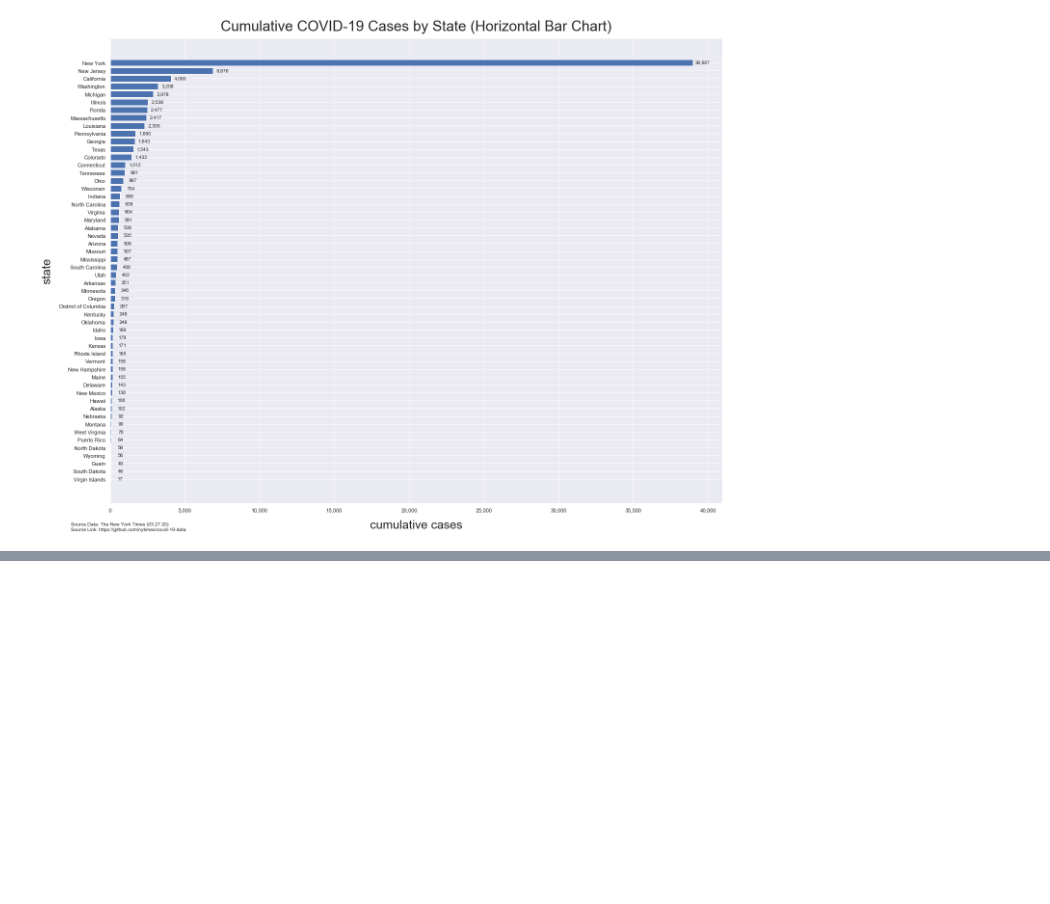
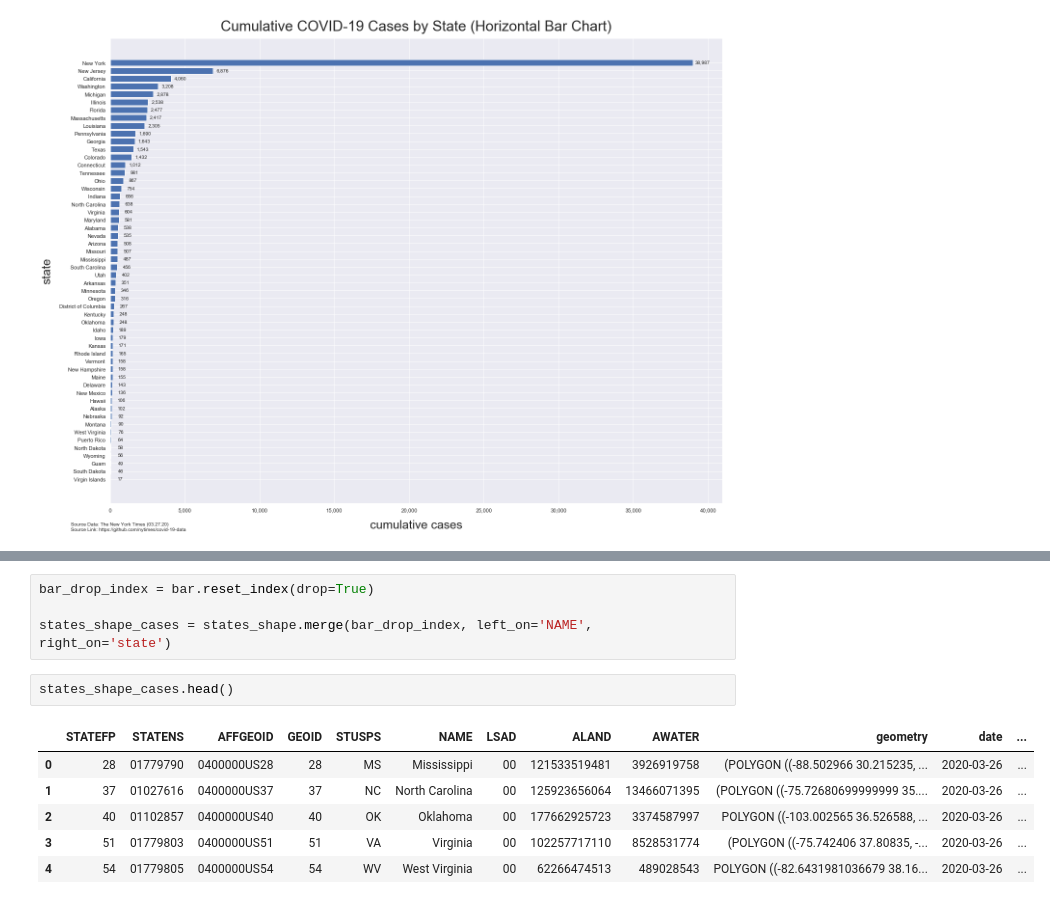
Before and after one commit to mebauer/covid-19-states, a Jupyter notebook: covid-19-data.ipynb, the cells around one changed output, grey strips where cells are left out. Saved outputs shown, nothing was run; the diff lists cells and outputs as text; blank space fills up the shorter version.

```diff
--- a/covid-19-data.ipynb
+++ b/covid-19-data.ipynb
@@ -455,0 +498,13 @@ bar.to_csv('data/us-states-grouped-states-032720.csv')
+# %%
+bar_drop_index = bar.reset_index(drop=True)
+
+states_shape_cases = states_shape.merge(bar_drop_index, left_on='NAME', right_on='state')
+# %%
+states_shape_cases.head()
+# %% [output]
+|  | STATEFP | STATENS | AFFGEOID | GEOID | STUSPS | NAME | LSAD | ALAND | AWATER | geometry | date | ... |
+| 0 | 28 | 01779790 | 0400000US28 | 28 | MS | Mississippi | 00 | 121533519481 | 3926919758 | (POLYGON ((-88.502966 30.215235, ... | 2020-03-26 | ... |
+| 1 | 37 | 01027616 | 0400000US37 | 37 | NC | North Carolina | 00 | 125923656064 | 13466071395 | (POLYGON ((-75.72680699999999 35.... | 2020-03-26 | ... |
+| 2 | 40 | 01102857 | 0400000US40 | 40 | OK | Oklahoma | 00 | 177662925723 | 3374587997 | POLYGON ((-103.002565 36.526588, ... | 2020-03-26 | ... |
+| 3 | 51 | 01779803 | 0400000US51 | 51 | VA | Virginia | 00 | 102257717110 | 8528531774 | (POLYGON ((-75.742406 37.80835, -... | 2020-03-26 | ... |
+| 4 | 54 | 01779805 | 0400000US54 | 54 | WV | West Virginia | 00 | 62266474513 | 489028543 | POLYGON ((-82.6431981036679 38.16... | 2020-03-26 | ... |
```
Also changed, not shown: parts of 14 cells of this notebook, 11 other files.
